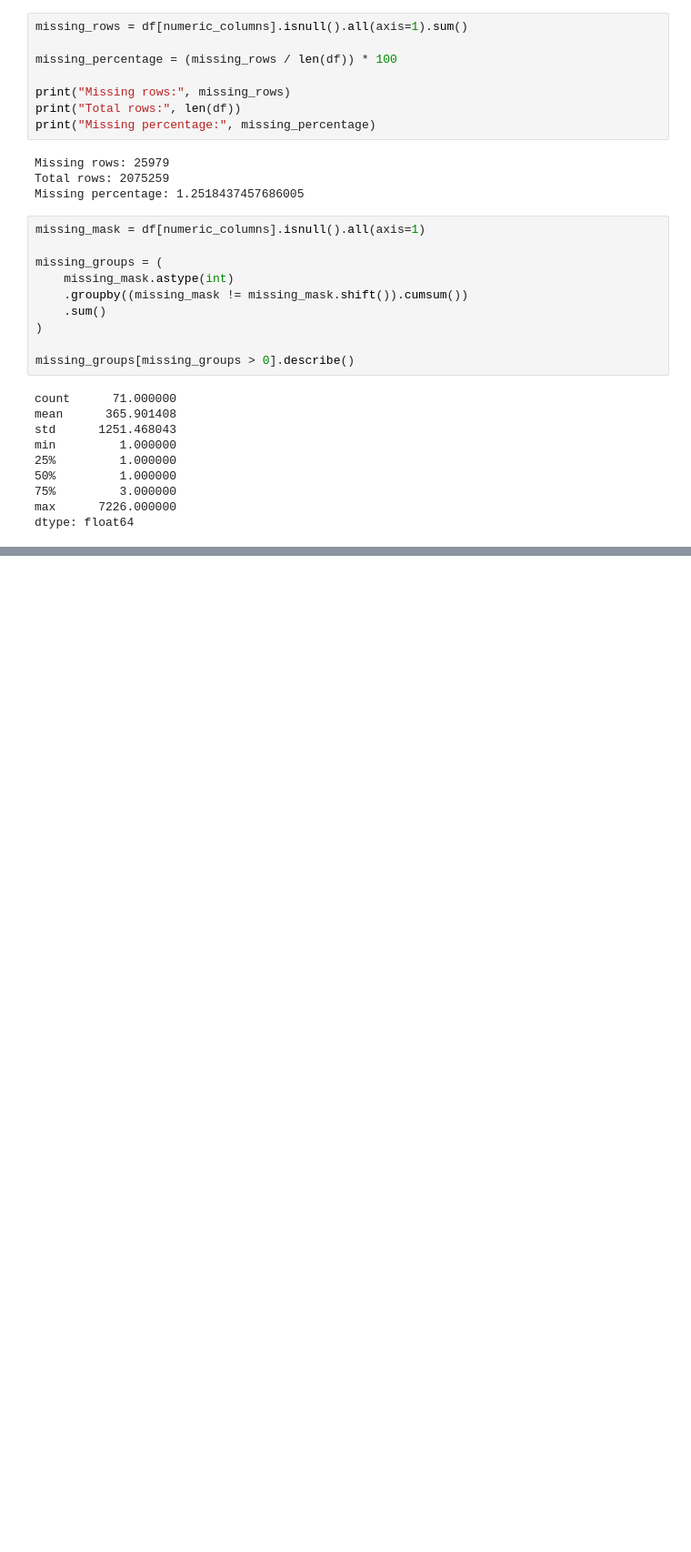
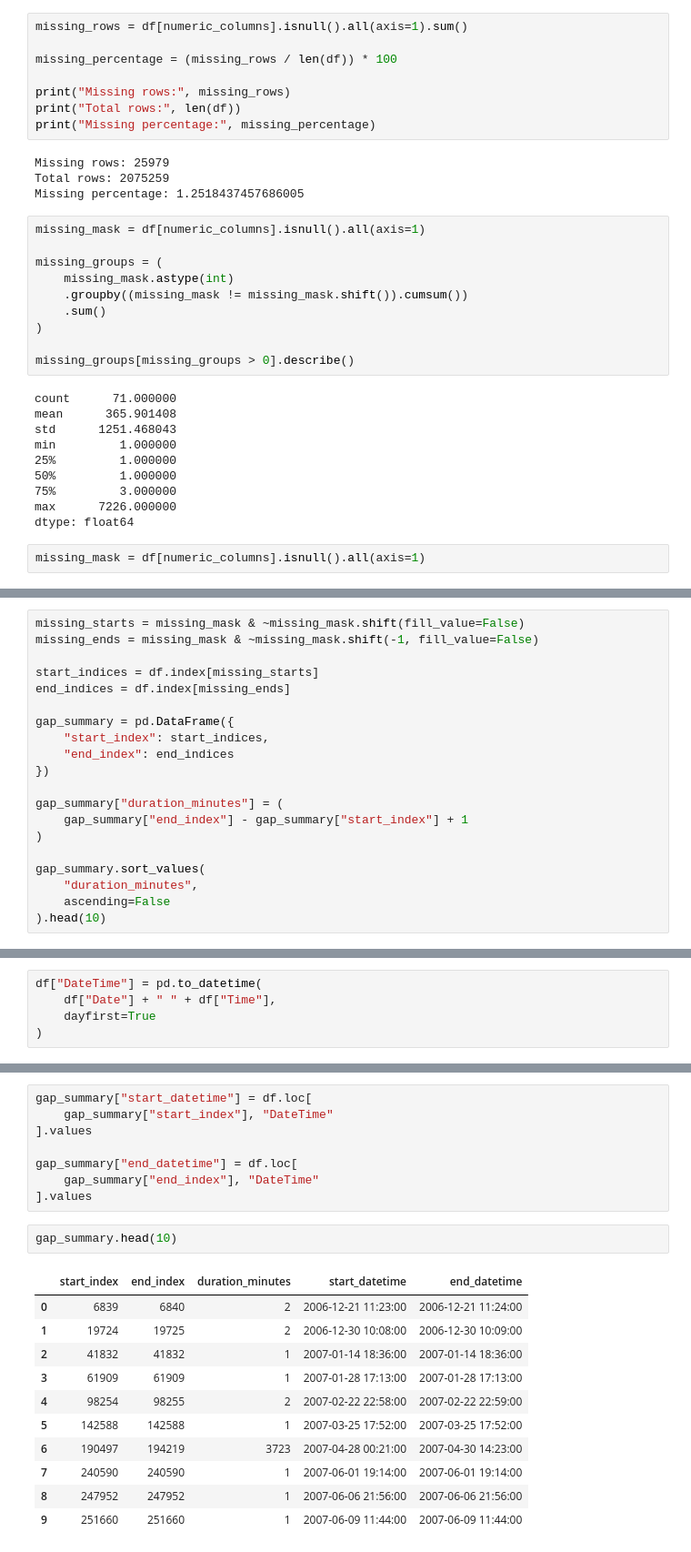
Before and after one commit to bhavyarattan21/smart-energy-forecasting, a Jupyter notebook: notebooks/01_data_understanding.ipynb, the cells around one changed output, grey strips where cells are left out. Shown at 91% size. Cells and saved outputs as stored; diff of their text form; blank space fills up the shorter version.

Commit message:
Analyze missing data patterns

```diff
--- a/notebooks/01_data_understanding.ipynb
+++ b/notebooks/01_data_understanding.ipynb
@@ -215,3 +215,5 @@ min         1.000000
 75%         3.000000
 max      7226.000000
 dtype: float64
+# %%
+missing_mask = df[numeric_columns].isnull().all(axis=1)
@@ -217,0 +304,20 @@ dtype: float64
+# %%
+missing_starts = missing_mask & ~missing_mask.shift(fill_value=False)
+missing_ends = missing_mask & ~missing_mask.shift(-1, fill_value=False)
+
+start_indices = df.index[missing_starts]
+end_indices = df.index[missing_ends]
+
+gap_summary = pd.DataFrame({
+    "start_index": start_indices,
+    "end_index": end_indices
+})
+
+gap_summary["duration_minutes"] = (
+    gap_summary["end_index"] - gap_summary["start_index"] + 1
+)
+
+gap_summary.sort_values(
+    "duration_minutes",
+    ascending=False
+).head(10)
@@ -217,0 +336,5 @@ dtype: float64
+# %%
+df["DateTime"] = pd.to_datetime(
+    df["Date"] + " " + df["Time"],
+    dayfirst=True
+)
@@ -217,0 +350,22 @@ dtype: float64
+# %%
+gap_summary["start_datetime"] = df.loc[
+    gap_summary["start_index"], "DateTime"
+].values
+
+gap_summary["end_datetime"] = df.loc[
+    gap_summary["end_index"], "DateTime"
+].values
+# %%
+gap_summary.head(10)
+# %% [output]
+|  | start_index | end_index | duration_minutes | start_datetime | end_datetime |
+| 0 | 6839 | 6840 | 2 | 2006-12-21 11:23:00 | 2006-12-21 11:24:00 |
+| 1 | 19724 | 19725 | 2 | 2006-12-30 10:08:00 | 2006-12-30 10:09:00 |
+| 2 | 41832 | 41832 | 1 | 2007-01-14 18:36:00 | 2007-01-14 18:36:00 |
+| 3 | 61909 | 61909 | 1 | 2007-01-28 17:13:00 | 2007-01-28 17:13:00 |
+| 4 | 98254 | 98255 | 2 | 2007-02-22 22:58:00 | 2007-02-22 22:59:00 |
+| 5 | 142588 | 142588 | 1 | 2007-03-25 17:52:00 | 2007-03-25 17:52:00 |
+| 6 | 190497 | 194219 | 3723 | 2007-04-28 00:21:00 | 2007-04-30 14:23:00 |
+| 7 | 240590 | 240590 | 1 | 2007-06-01 19:14:00 | 2007-06-01 19:14:00 |
+| 8 | 247952 | 247952 | 1 | 2007-06-06 21:56:00 | 2007-06-06 21:56:00 |
+| 9 | 251660 | 251660 | 1 | 2007-06-09 11:44:00 | 2007-06-09 11:44:00 |
```
Also changed, not shown: parts of 9 cells of this notebook.
